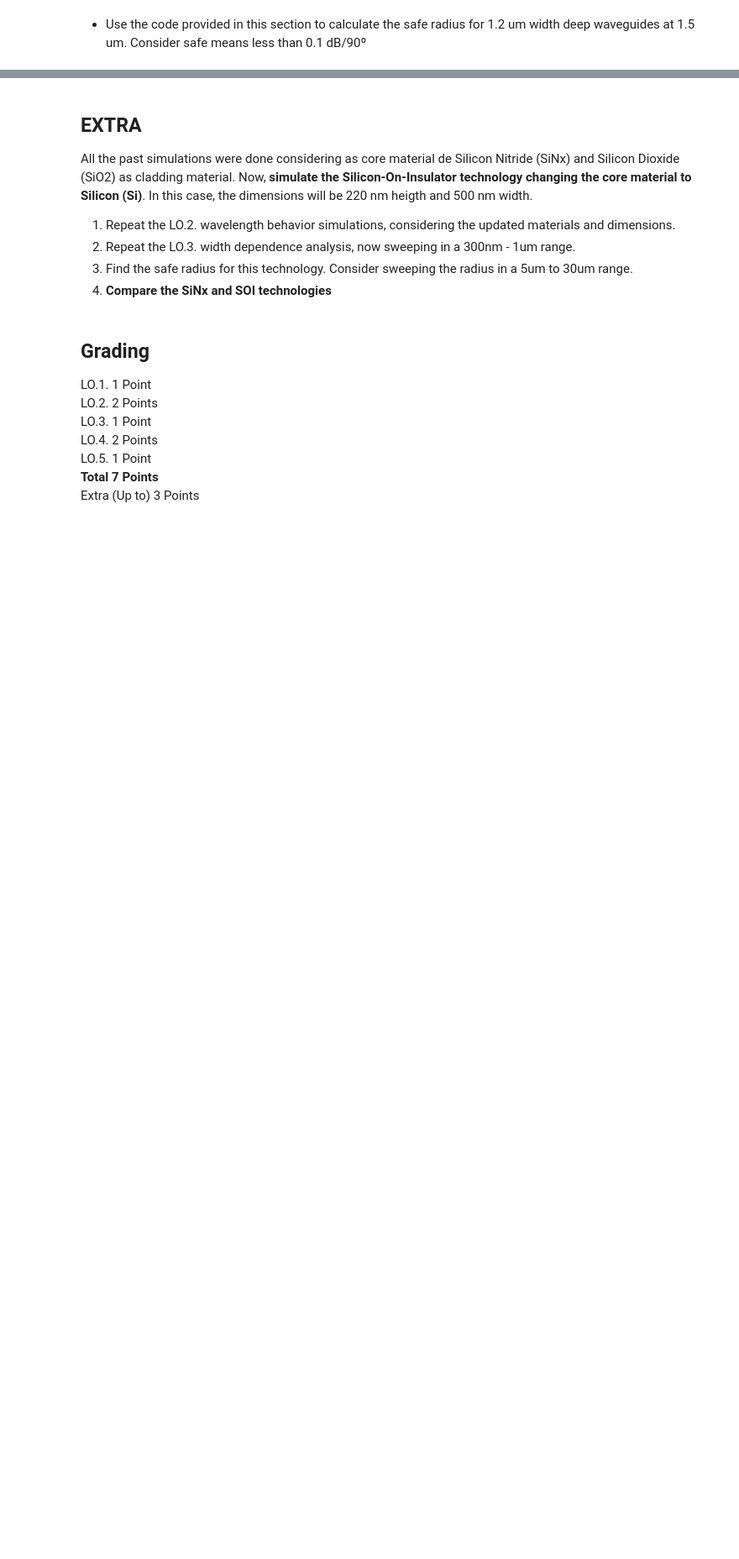
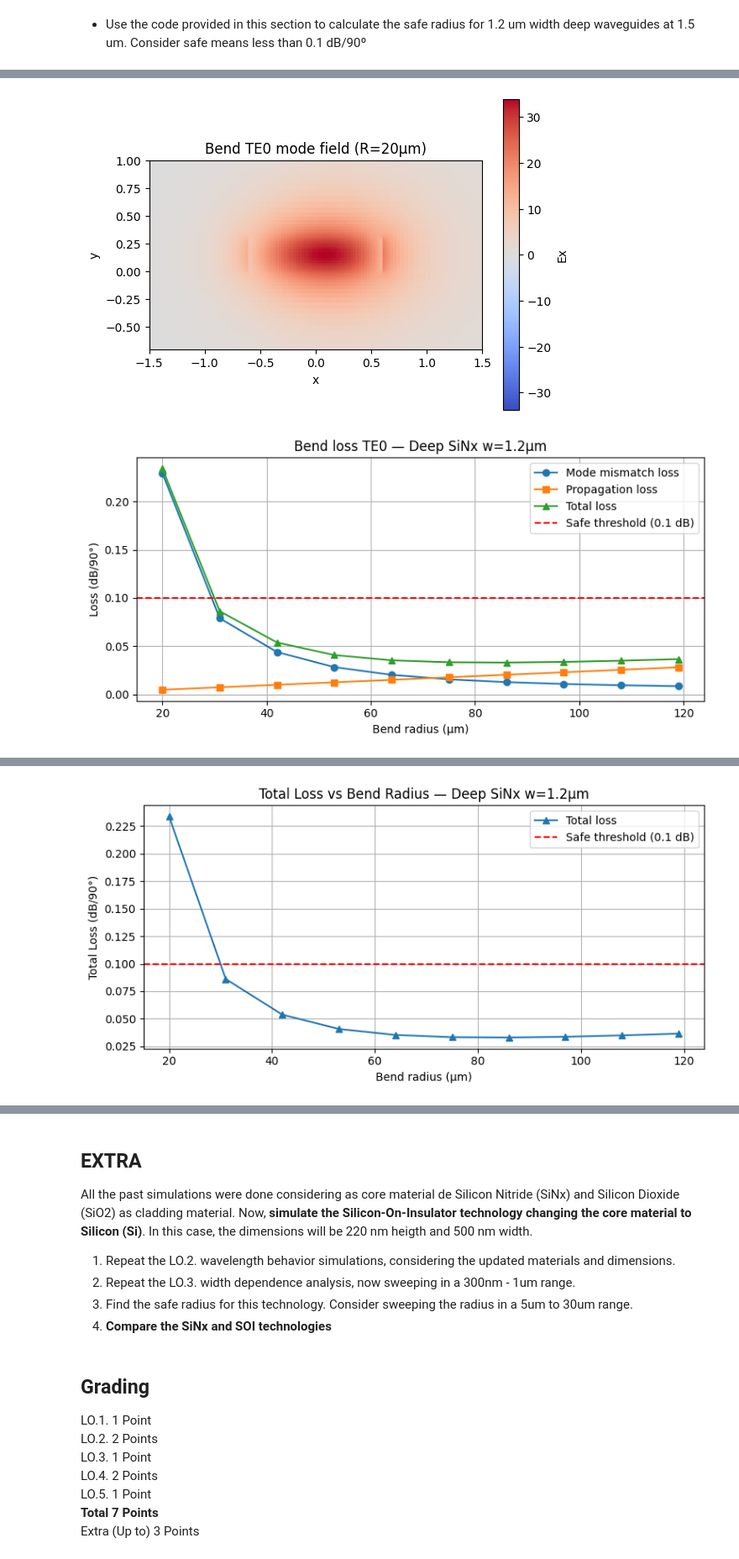
Before and after one commit to jfgimloz/cifoin-lab1, a Jupyter notebook: WAVEGUIDES_Student.ipynb, the cells around one changed output, grey strips where cells are left out. Shown at 84% size. Saved outputs shown, nothing was run; the diff lists cells and outputs as text; code cells hidden in the pictures; blank space fills up the shorter version.

```diff
--- a/WAVEGUIDES_Student.ipynb
+++ b/WAVEGUIDES_Student.ipynb
@@ -588,2 +535,73 @@ plt.legend()
 # %% [markdown]
 - Use the code provided in this section to calculate the safe radius for 1.2 um width deep waveguides at 1.5 um. Consider safe means less than 0.1 dB/90º
+# %%
+# ==========================================================
+# LO.5 — Bend waveguide radius vs loss — Deep SiNx
+# ==========================================================
+
+nm = 1e-3
+
+# ── Waveguide base + plot modo ────────────────────────────
+bend_1550 = gt.modes.Waveguide(
+    wavelength=1550*nm, core_width=1.2, slab_thickness=0.0,
+    core_material='sin', clad_material='sio2', core_thickness=300*nm,
+    num_modes=1, cache_path='.cache/', precision='double',
+    max_grid_scaling=1.2, grid_resolution=30, bend_radius=20,
+)
+bend_1550.plot_field(field_name="Ex", mode_index=0, value='real',
+                     cmap='coolwarm', xlim=(-1.5,1.5), ylim=(-0.7,1))
+plt.title("Bend TE0 mode field (R=20µm)"); plt.show()
+
+# ── Sweep & pérdidas ──────────────────────────────────────
+radii         = np.arange(20.0, 120, 11)
+mismatch      = gt.modes.sweep_bend_mismatch(bend_1550, radii)
+prop_loss     = 1.5 * (0.5 * np.pi * radii * 1e-6) * 1e2
+mismatch_loss = -10 * np.log10(mismatch)
+total_loss    = prop_loss + mismatch_loss
+
+# ── Plot 1: todas las pérdidas ────────────────────────────
+plt.figure(figsize=(8,4))
+plt.plot(radii, mismatch_loss, "o-", label="Mode mismatch loss")
+plt.plot(radii, prop_loss,     "s-", label="Propagation loss")
+plt.plot(radii, total_loss,    "^-", label="Total loss")
+plt.axhline(0.1, color='red', linestyle='--', label="Safe threshold (0.1 dB)")
+plt.xlabel("Bend radius (µm)"); plt.ylabel("Loss (dB/90°)")
+plt.title("Bend loss TE0 — Deep SiNx w=1.2µm")
+plt.legend(); plt.grid(True); plt.tight_layout(); plt.show()
+
+# ── Sweep neff_TE0 vs radius ──────────────────────────────
+wg_params = dict(wavelength=1550*nm, core_width=1.2, slab_thickness=0.0,
+                 core_material='sin', clad_material='sio2', core_thickness=300*nm,
+                 num_modes=1, cache_path='.cache/', precision='double',
+                 max_grid_scaling=1.2, grid_resolution=30)
+
+neff_te0_vs_r = np.array([
+    np.array(gt.modes.Waveguide(**wg_params, bend_radius=r).n_eff).real.flatten()[0]
+    for r in radii
+])
+
+# ── Plot 2: Total Loss vs R ───────────────────────────────
+plt.figure(figsize=(8,4))
+plt.plot(radii, total_loss, "^-", color='tab:blue', label="Total loss")
+plt.axhline(0.1, color='red', linestyle='--', label="Safe threshold (0.1 dB)")
+plt.xlabel("Bend radius (µm)"); plt.ylabel("Total Loss (dB/90°)")
+plt.title("Total Loss vs Bend Radius — Deep SiNx w=1.2µm")
+plt.legend(); plt.grid(True); plt.tight_layout(); plt.show()
+
+# ── Plot 3: neff_TE0 vs R ─────────────────────────────────
+plt.figure(figsize=(8,4))
+plt.plot(radii, neff_te0_vs_r, "s-", color='tab:orange', label="neff TE0")
+plt.xlabel("Bend radius (µm)"); plt.ylabel("neff TE0")
+plt.title("neff TE0 vs Bend Radius — Deep SiNx w=1.2µm")
+plt.legend(); plt.grid(True); plt.tight_layout(); plt.show()
+
+# ── Radio seguro & tabla ───────────────────────────────────
+safe_radii = radii[total_loss < 0.1]
+print(f"\n✓ Safe radius: R = {safe_radii[0]:.1f} µm" if len(safe_radii) > 0
+      else "\n✗ No safe radius found. Increase sweep range.")
+
+print(f"\n{'Radius':>10} {'Mismatch':>13} {'Prop':>10} {'Total':>10} {'neff':>10}  Safe?")
+print("-" * 60)
+for r, mm, pl, tl, neff in zip(radii, mismatch_loss, prop_loss, total_loss, neff_te0_vs_r):
+    print(f"{r:>10.1f} {mm:>13.4f} {pl:>10.4f} {tl:>10.4f} {neff:>10.6f}  {'✓' if tl < 0.1 else '✗'}")
+# %% [output]
@@ -589,0 +609,2 @@ plt.legend()
+[figure, added]
+[figure, added]
@@ -589,0 +621 @@ plt.legend()
+[figure, added]
```
Also changed, not shown: parts of 6 cells of this notebook.
